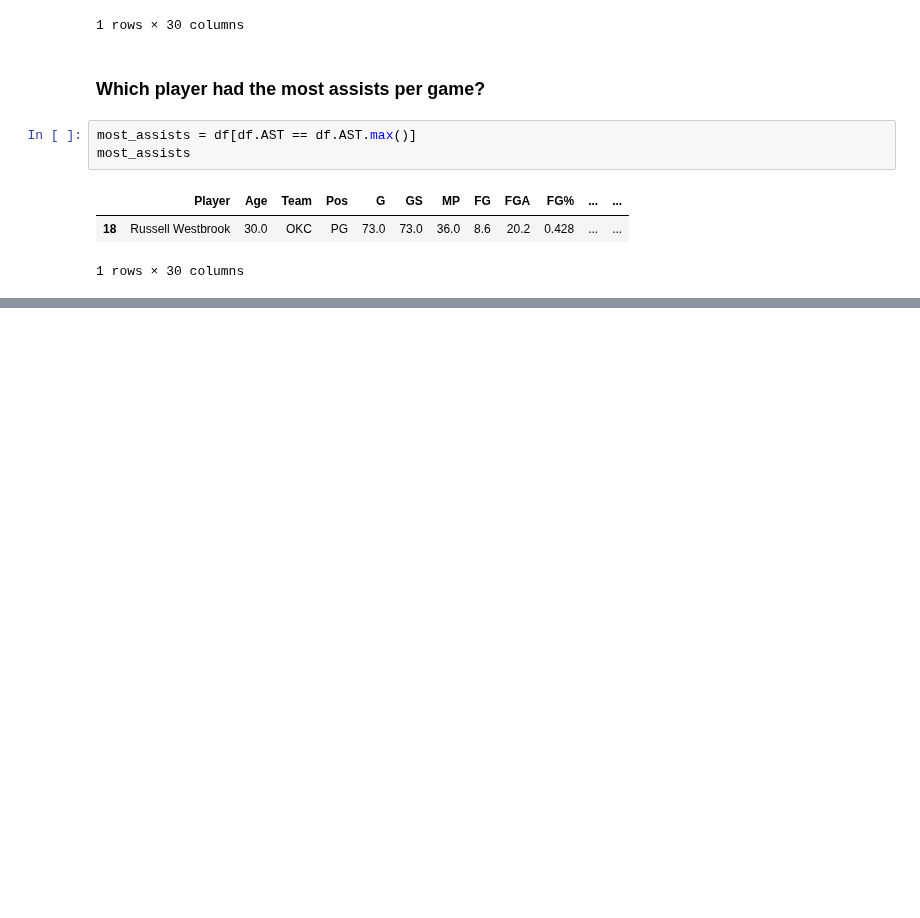
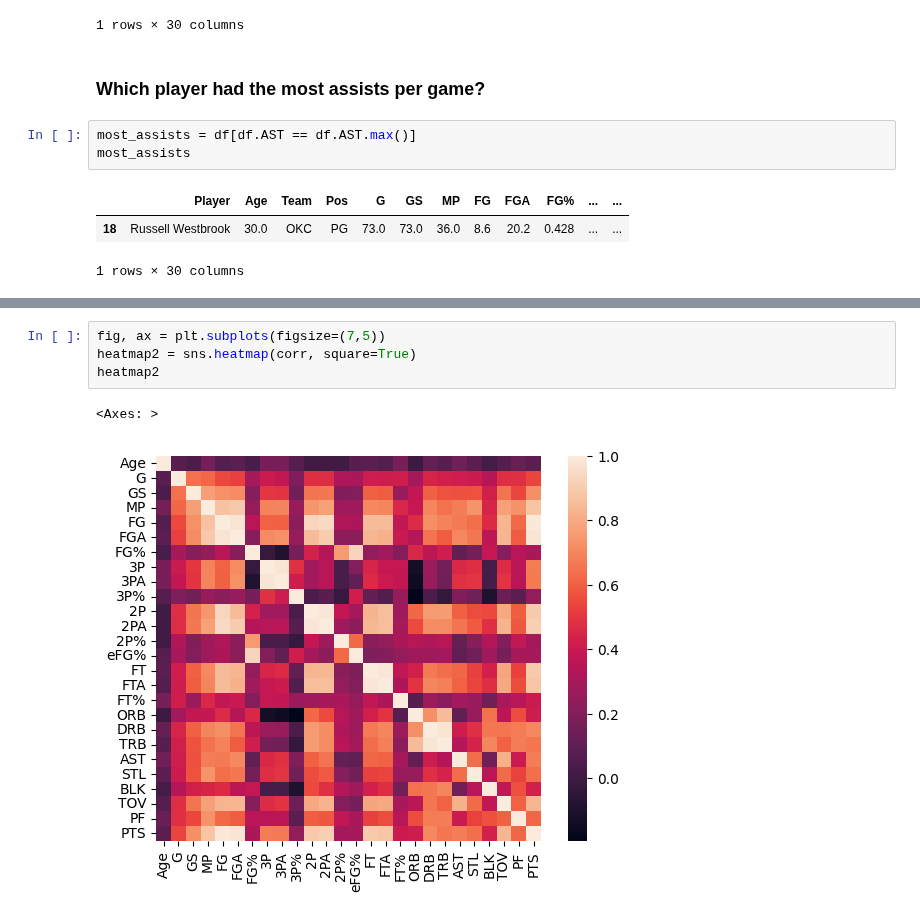
Before and after one commit to bodhichristian/python-basics, a Jupyter notebook: pandas/exploratory_data_analysis.ipynb, the cells around one changed output, grey strips where cells are left out. Drawn from its saved outputs; the diff is of its cells as text; blank space fills up the shorter version.

```diff
--- a/pandas/exploratory_data_analysis.ipynb
+++ b/pandas/exploratory_data_analysis.ipynb
@@ -254,0 +361,7 @@ most_assists
+# %%
+fig, ax = plt.subplots(figsize=(7,5))
+heatmap2 = sns.heatmap(corr, square=True)
+heatmap2
+# %% [output]
+<Axes: >
+[figure, added]
```
Also changed, not shown: parts of 25 cells of this notebook.
